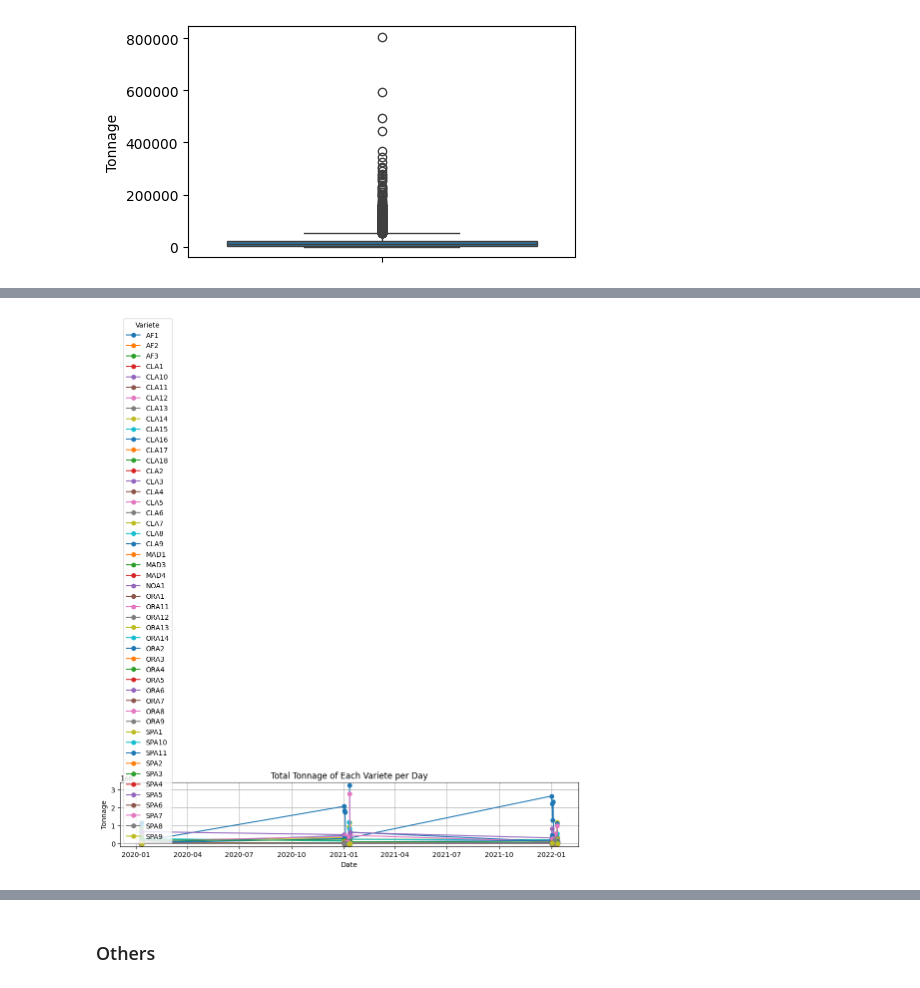
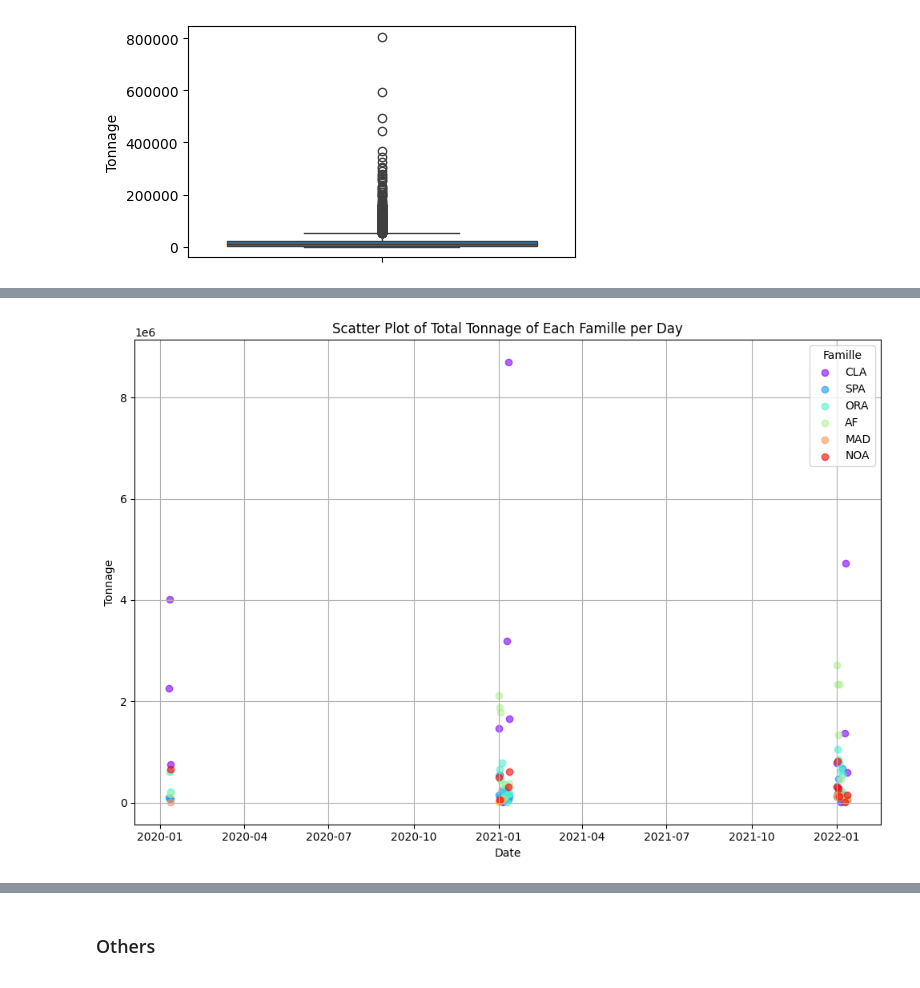
Before and after one commit to Yassmine2020/AgrumeProdPred, a Jupyter notebook: source_code.ipynb, the cells around one changed output, grey strips where cells are left out. Cells and saved outputs as stored; diff of their text form; code cells hidden in the pictures.

```diff
--- a/source_code.ipynb
+++ b/source_code.ipynb
@@ -126,22 +214,27 @@ plt.show()
-# %%
-# Group by 'Date' and 'Variete', then sum the 'Tonnage'
-grouped = cleaned_train.groupby(['Date', 'Famille']).agg({'Tonnage': 'sum'}).reset_index()
-
-# Pivot the data for plotting
-pivot_df = grouped.pivot(index='Date', columns='Famille', values='Tonnage')
-
-# Plotting
-plt.figure(figsize=(10, 7))
-
-for column in pivot_df.columns:
-    plt.plot(pivot_df.index, pivot_df[column], marker='o', label=column)
-
-plt.title('Total Tonnage of Each Variete per Day')
-plt.xlabel('Date')
-plt.ylabel('Tonnage')
-plt.legend(title='Variete')
-plt.grid(True)
-plt.tight_layout()
-plt.show()
-# %% [output]
-[figure, removed]
+# %%
+grouped = cleaned_train.groupby(['Date', 'Famille']).agg({'Tonnage': 'sum'}).reset_index()
+
+# Create a scatter plot for each 'Famille'
+plt.figure(figsize=(10, 7))
+
+# Get unique families for coloring
+families = grouped['Famille'].unique()
+
+# Assign a color to each famille
+colors = plt.cm.rainbow(np.linspace(0, 1, len(families)))
+famille_color = dict(zip(families, colors))
+
+# Plot each famille's data with a different color and label
+for famille, color in famille_color.items():
+    famille_data = grouped[grouped['Famille'] == famille]
+    plt.scatter(famille_data['Date'], famille_data['Tonnage'], color=color, label=famille, alpha=0.6)
+
+plt.title('Scatter Plot of Total Tonnage of Each Famille per Day')
+plt.xlabel('Date')
+plt.ylabel('Tonnage')
+plt.legend(title='Famille')
+plt.grid(True)
+plt.tight_layout()
+plt.show()
+# %% [output]
+[figure, added]
```
Also changed, not shown: parts of 13 cells of this notebook, 16 other files.
